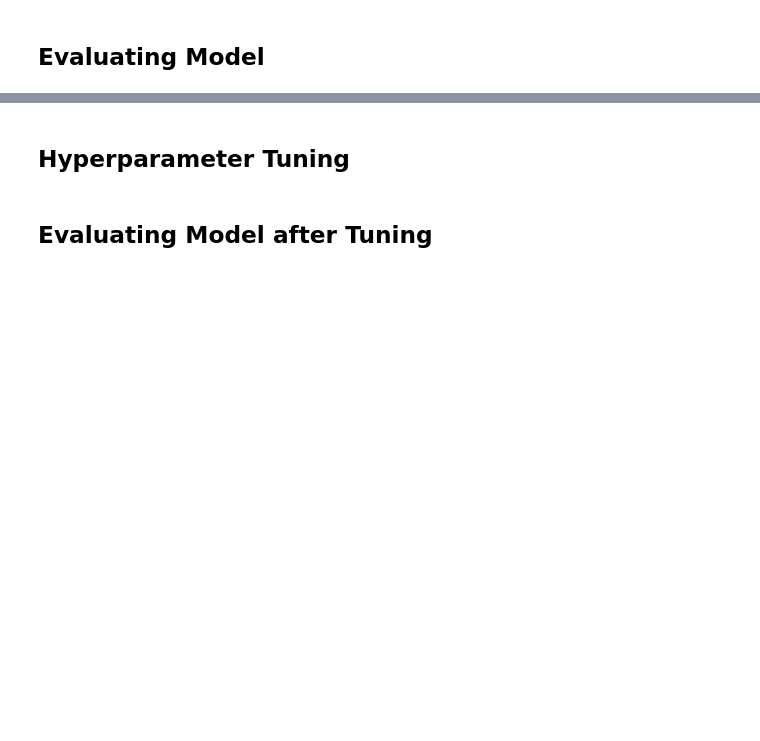
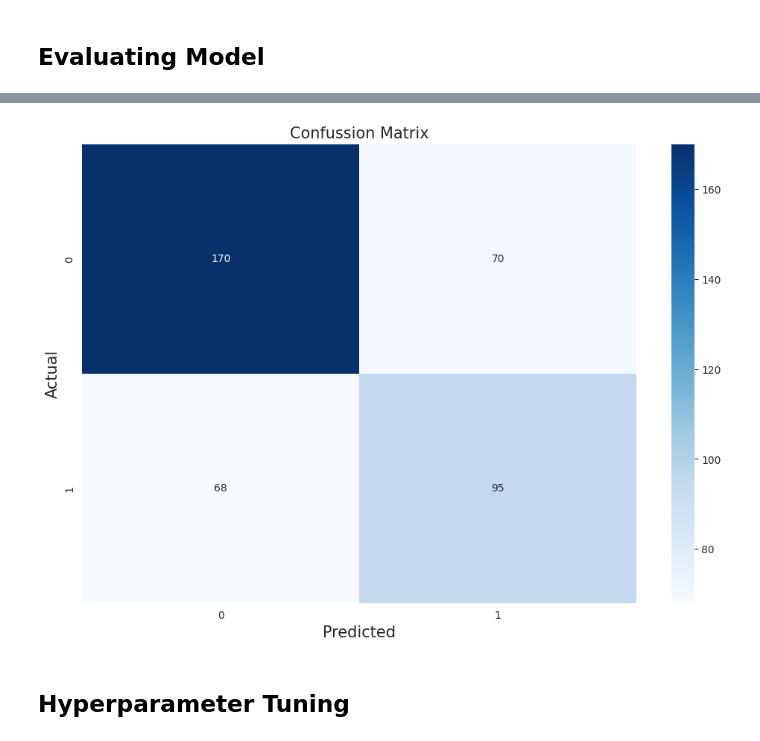
Before and after one commit to Refanz/water-quality-ml, a Jupyter notebook: notebook.ipynb, the cells around one changed output, grey strips where cells are left out. Cells and saved outputs as stored; diff of their text form; code cells hidden in the pictures; blank space fills up the shorter version.

```diff
--- a/notebook.ipynb
+++ b/notebook.ipynb
@@ -100,4 +322,6 @@ plt.show()
+# %%
+plot_confusion_matrix(cm2)
+# %% [output]
+[figure, added]
 # %% [markdown]
 ## Hyperparameter Tuning
-# %% [markdown]
-## Evaluating Model after Tuning
```
Also changed, not shown: parts of 33 cells of this notebook, 1 other file.
